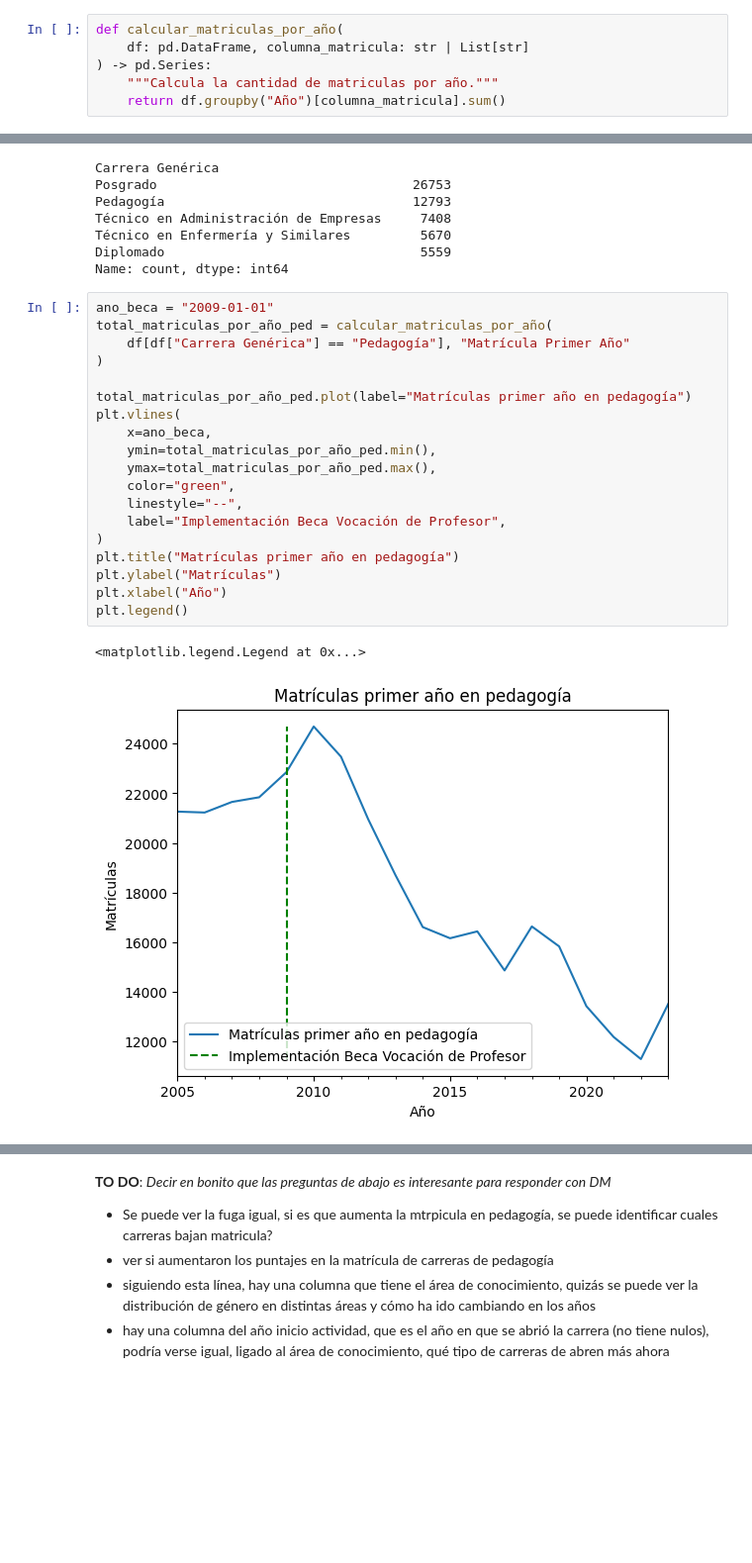
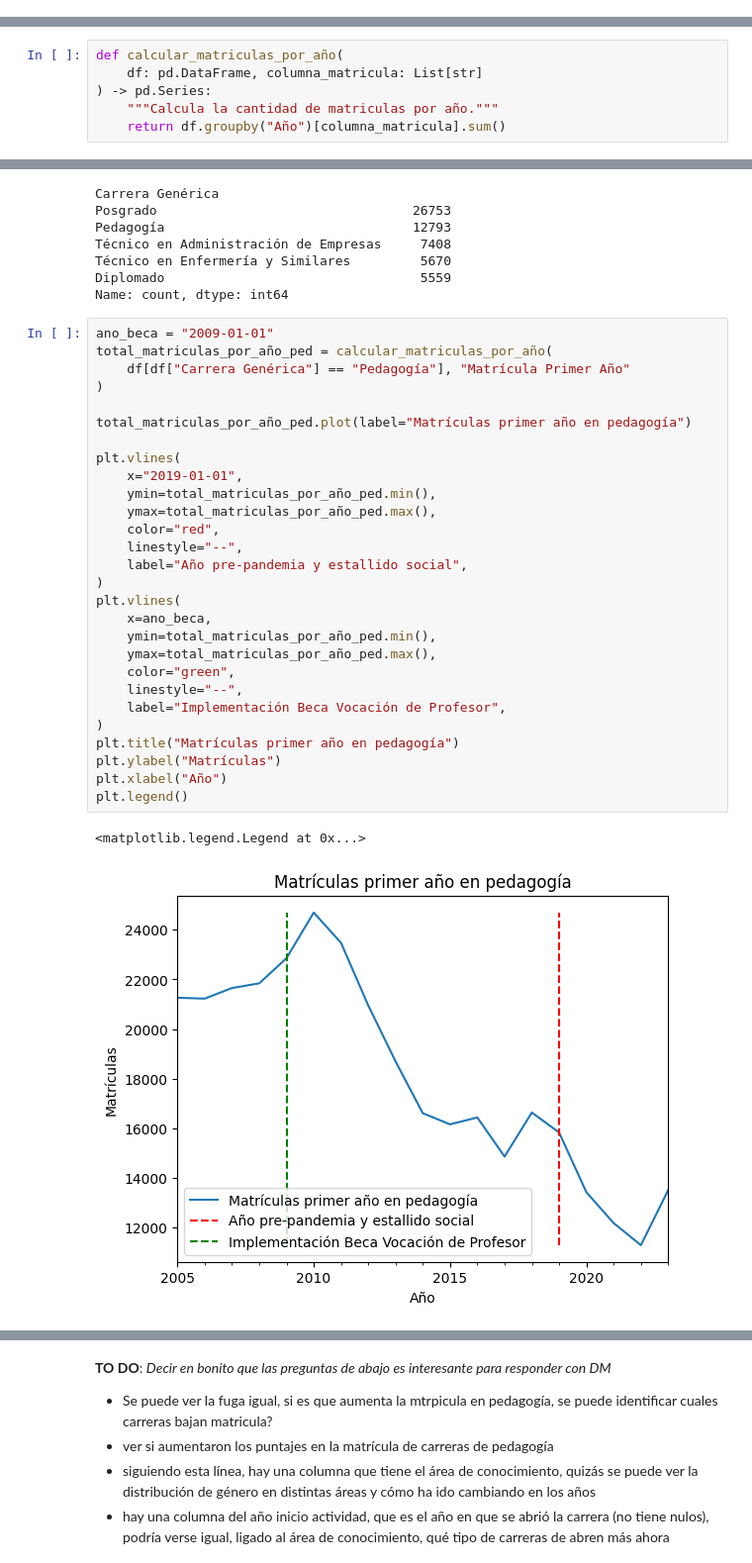
Before and after one commit to pabloskewes/proyecto-mineria-de-datos, a Jupyter notebook: hito1/exploracion.ipynb, the cells around one changed output, grey strips where cells are left out. Shown at 99% size. Cells and saved outputs as stored; diff of their text form; blank space fills up the shorter version.

```diff
--- a/hito1/exploracion.ipynb
+++ b/hito1/exploracion.ipynb
@@ -11,9 +24,3 @@ DATA_DIR = Path('../data').resolve()
 assert DATA_DIR.exists()
 # %%
 df = pd.read_excel('../data/base_indices_2005-2023.xlsx', sheet_name='BaseINDICES_2005_2023')
-# %%
-def calcular_matriculas_por_año(
-    df: pd.DataFrame, columna_matricula: str | List[str]
-) -> pd.Series:
-    """Calcula la cantidad de matriculas por año."""
-    return df.groupby("Año")[columna_matricula].sum()
@@ -158,5 +185,11 @@ estudiantes_por_año.plot()
 # %% [markdown]
 #### 2. Efecto en la matrícula en educación superior (universidades) del ingreso de la gratuidad al sistema de becas
+# %%
+def calcular_matriculas_por_año(
+    df: pd.DataFrame, columna_matricula: List[str]
+) -> pd.Series:
+    """Calcula la cantidad de matriculas por año."""
+    return df.groupby("Año")[columna_matricula].sum()
 # %%
 total_matriculas_por_año = calcular_matriculas_por_año(df, "Matrícula Primer Año")
 hombres_por_año = calcular_matriculas_por_año(df, "Matrícula primer año hombres")
@@ -273,23 +310,32 @@ Name: count, dtype: int64
 # %%
 ano_beca = "2009-01-01"
 total_matriculas_por_año_ped = calcular_matriculas_por_año(
     df[df["Carrera Genérica"] == "Pedagogía"], "Matrícula Primer Año"
 )
 
 total_matriculas_por_año_ped.plot(label="Matrículas primer año en pedagogía")
+
+plt.vlines(
+    x="2019-01-01",
+    ymin=total_matriculas_por_año_ped.min(),
+    ymax=total_matriculas_por_año_ped.max(),
+    color="red",
+    linestyle="--",
+    label="Año pre-pandemia y estallido social",
+)
 plt.vlines(
     x=ano_beca,
     ymin=total_matriculas_por_año_ped.min(),
     ymax=total_matriculas_por_año_ped.max(),
     color="green",
     linestyle="--",
     label="Implementación Beca Vocación de Profesor",
 )
 plt.title("Matrículas primer año en pedagogía")
 plt.ylabel("Matrículas")
 plt.xlabel("Año")
 plt.legend()
 # %% [output]
 <matplotlib.legend.Legend at 0x...>
-[figure, old version]
+[figure, new version]
 # %% [markdown]
```
Also changed, not shown: parts of 27 cells of this notebook, 1 other file.
